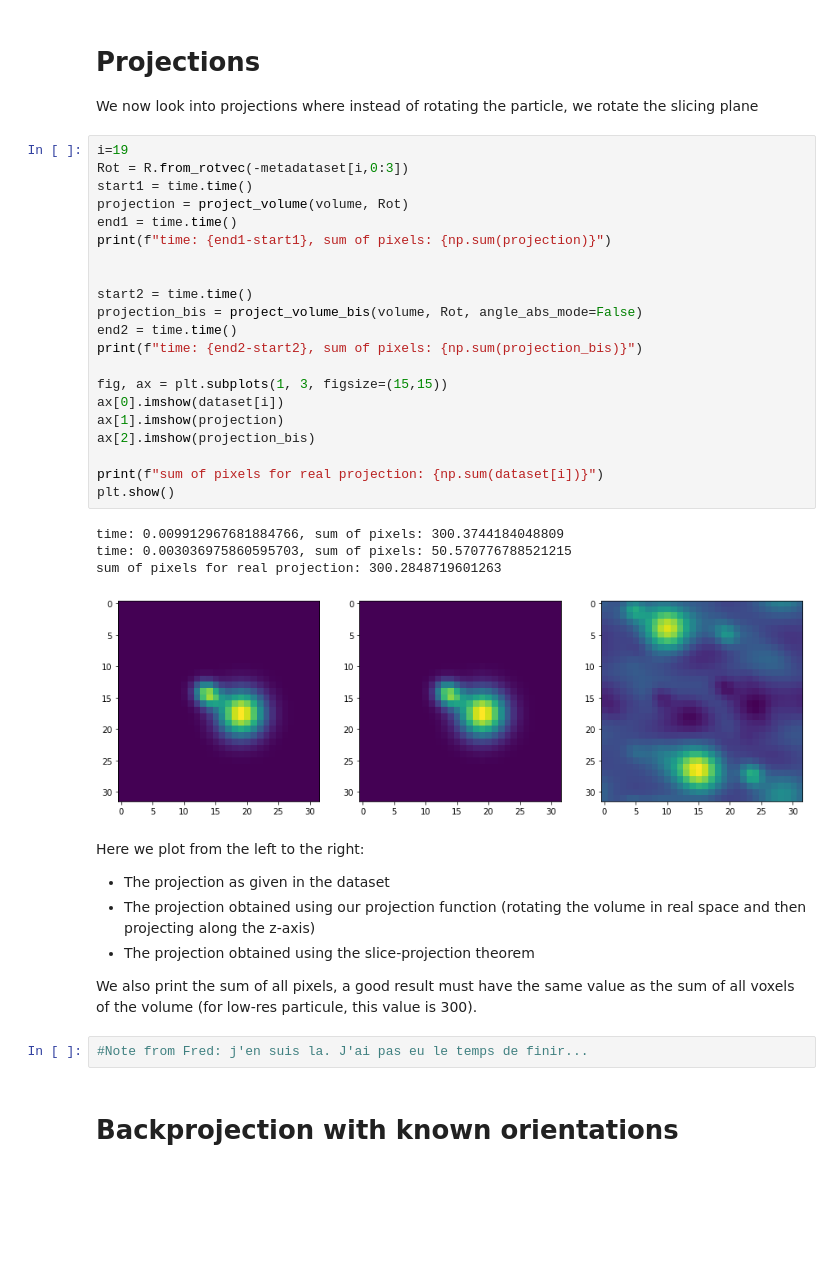
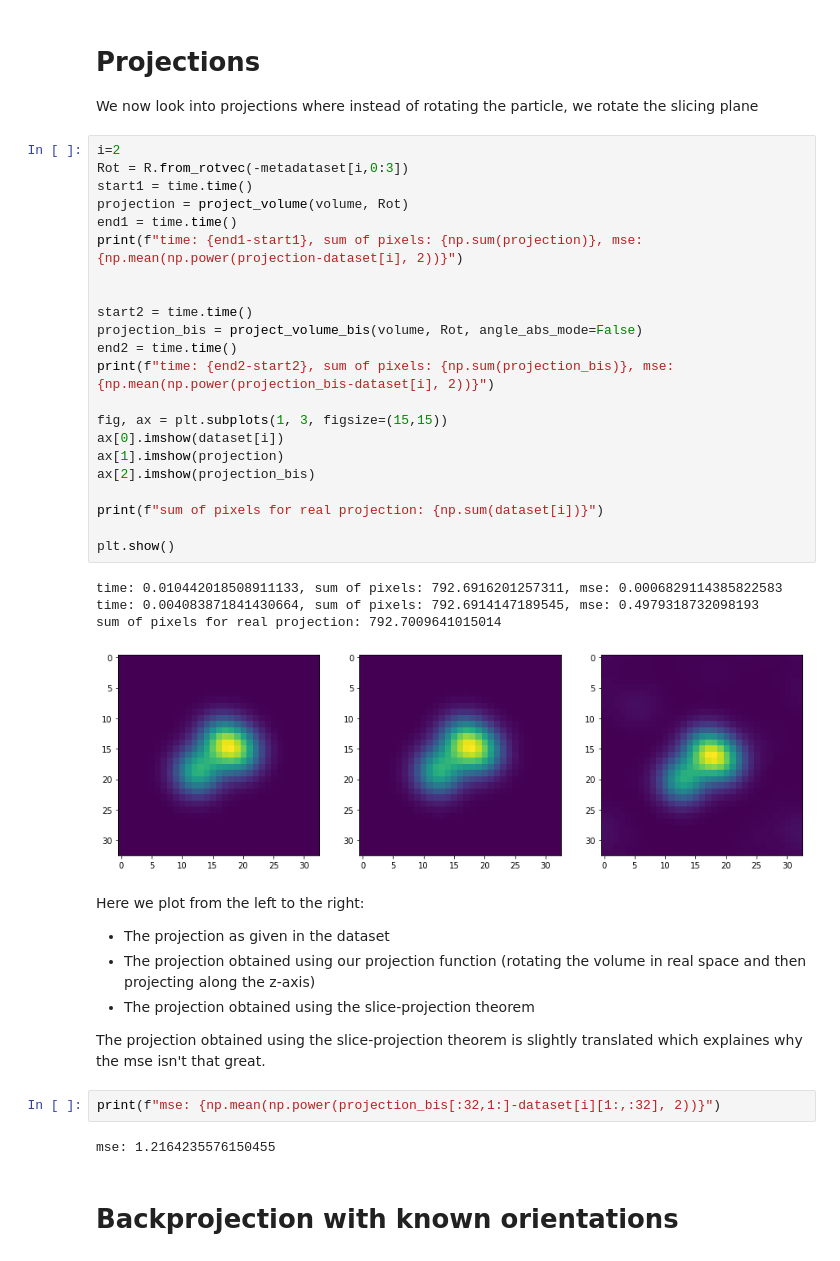
Before and after one commit to fredericpoitevin/gmm-cryoem, a Jupyter notebook: notebooks/Single particle reconstruction.ipynb, the cells around one changed output. Drawn from its saved outputs; the diff is of its cells as text; blank space fills up the shorter version.

```diff
--- a/notebooks/Single particle reconstruction.ipynb
+++ b/notebooks/Single particle reconstruction.ipynb
@@ -74,39 +82,42 @@ plt.show()
 # Projections
 We now look into projections where instead of rotating the particle, we rotate the slicing plane
 # %%
-i=19
+i=2
 Rot = R.from_rotvec(-metadataset[i,0:3])
 start1 = time.time()
 projection = project_volume(volume, Rot)
 end1 = time.time()
-print(f"time: {end1-start1}, sum of pixels: {np.sum(projection)}")
+print(f"time: {end1-start1}, sum of pixels: {np.sum(projection)}, mse: {np.mean(np.power(projection-dataset[i], 2))}")
 
 
 start2 = time.time()
 projection_bis = project_volume_bis(volume, Rot, angle_abs_mode=False)
 end2 = time.time()
-print(f"time: {end2-start2}, sum of pixels: {np.sum(projection_bis)}")
+print(f"time: {end2-start2}, sum of pixels: {np.sum(projection_bis)}, mse: {np.mean(np.power(projection_bis-dataset[i], 2))}")
 
 fig, ax = plt.subplots(1, 3, figsize=(15,15))
 ax[0].imshow(dataset[i])
 ax[1].imshow(projection)
 ax[2].imshow(projection_bis)
 
 print(f"sum of pixels for real projection: {np.sum(dataset[i])}")
+
 plt.show()
 # %% [output]
-time: 0.009912967681884766, sum of pixels: 300.3744184048809
-time: 0.003036975860595703, sum of pixels: 50.570776788521215
-sum of pixels for real projection: 300.2848719601263
+time: 0.010442018508911133, sum of pixels: 792.6916201257311, mse: 0.0006829114385822583
+time: 0.004083871841430664, sum of pixels: 792.6914147189545, mse: 0.4979318732098193
+sum of pixels for real projection: 792.7009641015014
-[figure, old version]
+[figure, new version]
 # %% [markdown]
 Here we plot from the left to the right:
 - The projection as given in the dataset
 - The projection obtained using our projection function (rotating the volume in real space and then projecting along the z-axis)
 - The projection obtained using the slice-projection theorem
 
-We also print the sum of all pixels, a good result must have the same value as the sum of all voxels of the volume (for low-res particule, this value is 300).
+The projection obtained using the slice-projection theorem is slightly translated which explaines why the mse isn't that great.
-# %%
-#Note from Fred: j'en suis la. J'ai pas eu le temps de finir...
+# %%
+print(f"mse: {np.mean(np.power(projection_bis[:32,1:]-dataset[i][1:,:32], 2))}")
+# %% [output]
+mse: 1.2164235576150455
 # %% [markdown]
 # Backprojection with known orientations
```
Also changed, not shown: parts of 17 cells of this notebook, 5 other files.
